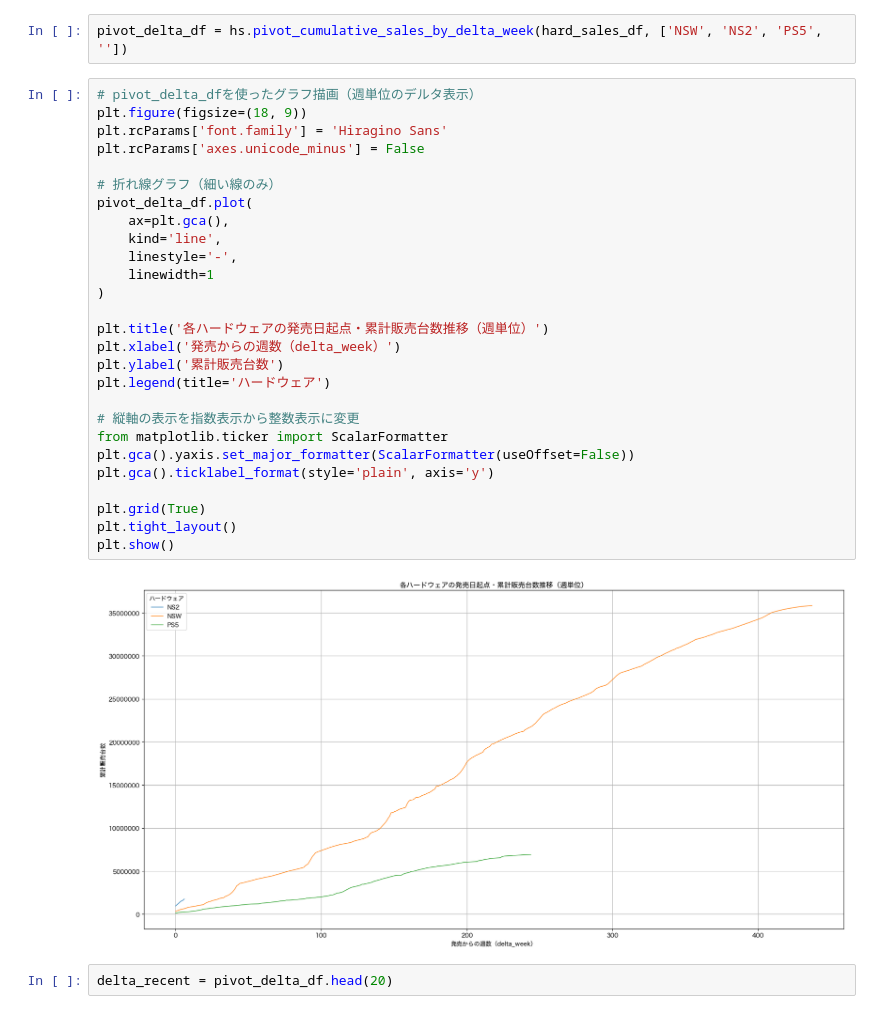
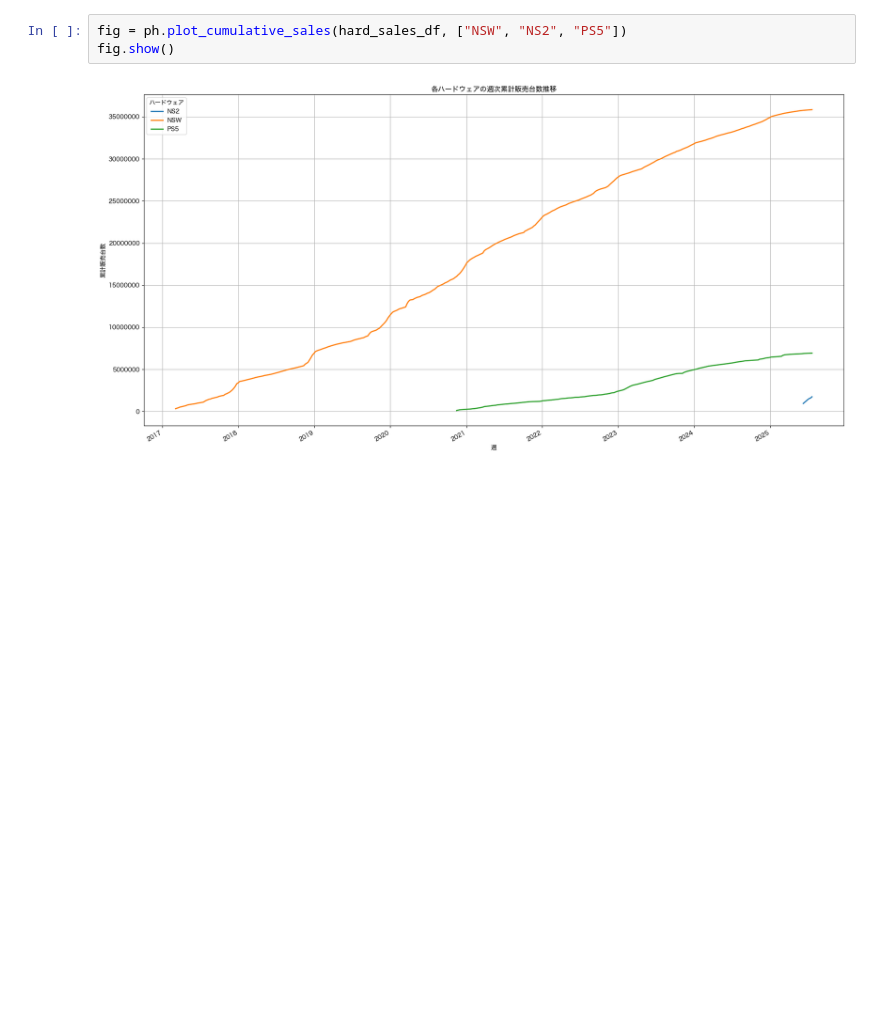
Before and after one commit to hidenden/gamedata, a Jupyter notebook: analysis/cumulative_graph.ipynb, the cells around one changed output. Drawn from its saved outputs; the diff is of its cells as text; blank space fills up the shorter version.

```diff
--- a/analysis/cumulative_graph.ipynb
+++ b/analysis/cumulative_graph.ipynb
@@ -53,33 +45,5 @@ plt.show()
 # %%
-pivot_delta_df = hs.pivot_cumulative_sales_by_delta_week(hard_sales_df, ['NSW', 'NS2', 'PS5', ''])
+fig = ph.plot_cumulative_sales(hard_sales_df, ["NSW", "NS2", "PS5"])
+fig.show()
+# %% [output]
+[figure, added]
-# %%
-# pivot_delta_dfを使ったグラフ描画（週単位のデルタ表示）
-plt.figure(figsize=(18, 9))
-plt.rcParams['font.family'] = 'Hiragino Sans'
-plt.rcParams['axes.unicode_minus'] = False
-
-# 折れ線グラフ（細い線のみ）
-pivot_delta_df.plot(
-    ax=plt.gca(),
-    kind='line',
-    linestyle='-',
-    linewidth=1
-)
-
-plt.title('各ハードウェアの発売日起点・累計販売台数推移（週単位）')
-plt.xlabel('発売からの週数（delta_week）')
-plt.ylabel('累計販売台数')
-plt.legend(title='ハードウェア')
-
-# 縦軸の表示を指数表示から整数表示に変更
-from matplotlib.ticker import ScalarFormatter
-plt.gca().yaxis.set_major_formatter(ScalarFormatter(useOffset=False))
-plt.gca().ticklabel_format(style='plain', axis='y')
-
-plt.grid(True)
-plt.tight_layout()
-plt.show()
-# %% [output]
-[figure, removed]
-# %%
-delta_recent = pivot_delta_df.head(20)
```
Also changed, not shown: parts of 10 cells of this notebook, 3 other files.
